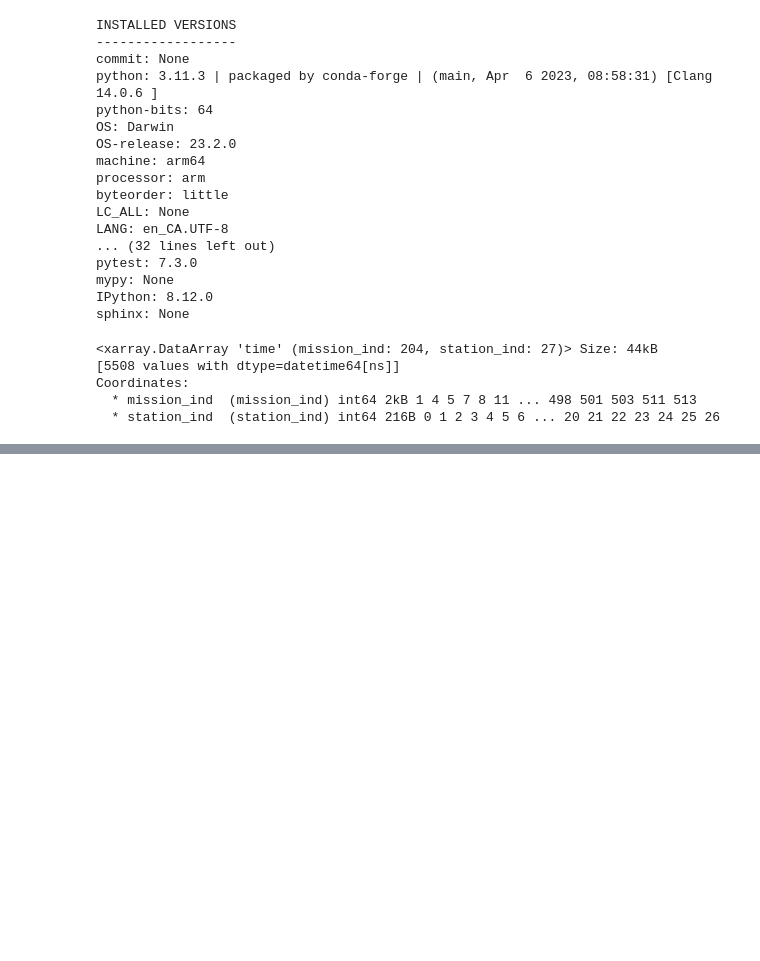
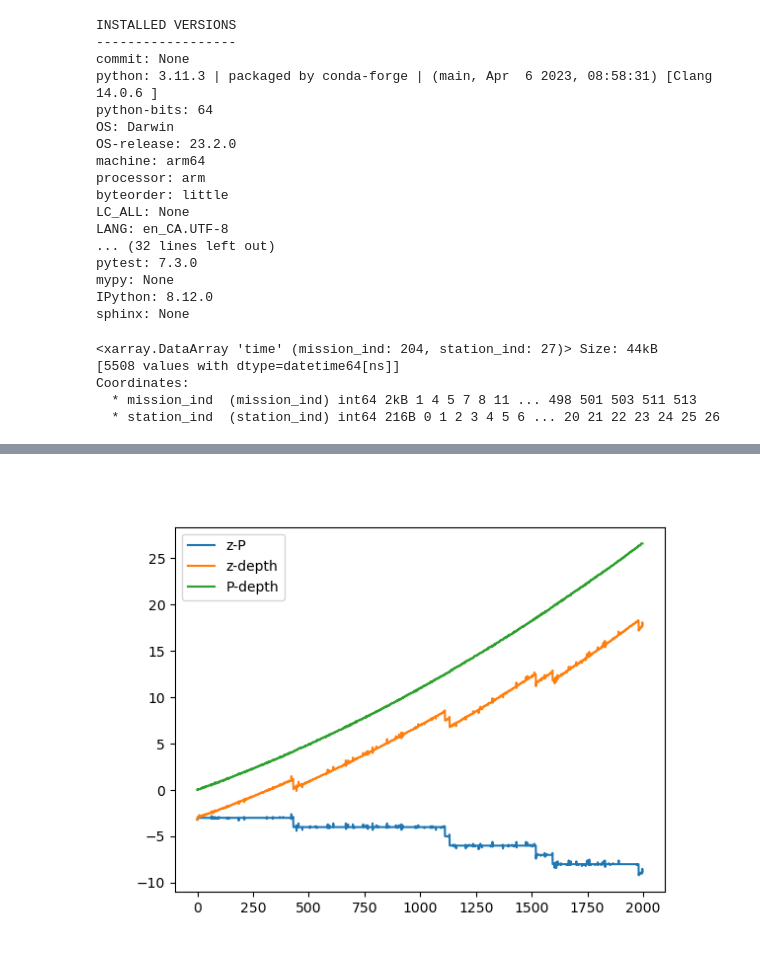
Before and after one commit to jklymak/LinePGrids, a Jupyter notebook: FixGrids.ipynb, the cells around one changed output, grey strips where cells are left out. Saved outputs shown, nothing was run; the diff lists cells and outputs as text; code cells hidden in the pictures; blank space fills up the shorter version.

```diff
--- a/FixGrids.ipynb
+++ b/FixGrids.ipynb
@@ -247,3 +249,6 @@ with xr.open_dataset('LinePIsoGrid.nc', decode_times=True) as grid:
     for nn in range(len(grid.station_ind)):
         grid.time[~np.isfinite(grid.latitude[:, nn]), nn] = np.datetime64('nat', 'ns')
     grid.to_netcdf('LinePIsoGridFixed.nc')
+# %%
+with xr.open_dataset('LineP/2022-008-0078.ctd.nc') as ds:
+    display(ds)
@@ -249,0 +273,9 @@ with xr.open_dataset('LinePIsoGrid.nc', decode_times=True) as grid:
+# %%
+fig, ax = plt.subplots()
+ax.plot(ds.z-ds.sea_water_pressure, label='z-P')
+ax.plot(ds.z-ds.depth, label='z-depth')
+ax.plot(-ds.depth+ds.sea_water_pressure, label='P-depth')
+ax.legend()
+fig.savefig('Depths.png')
+# %% [output]
+[figure, added]
```
Also changed, not shown: parts of 11 cells of this notebook, 3 other files.
